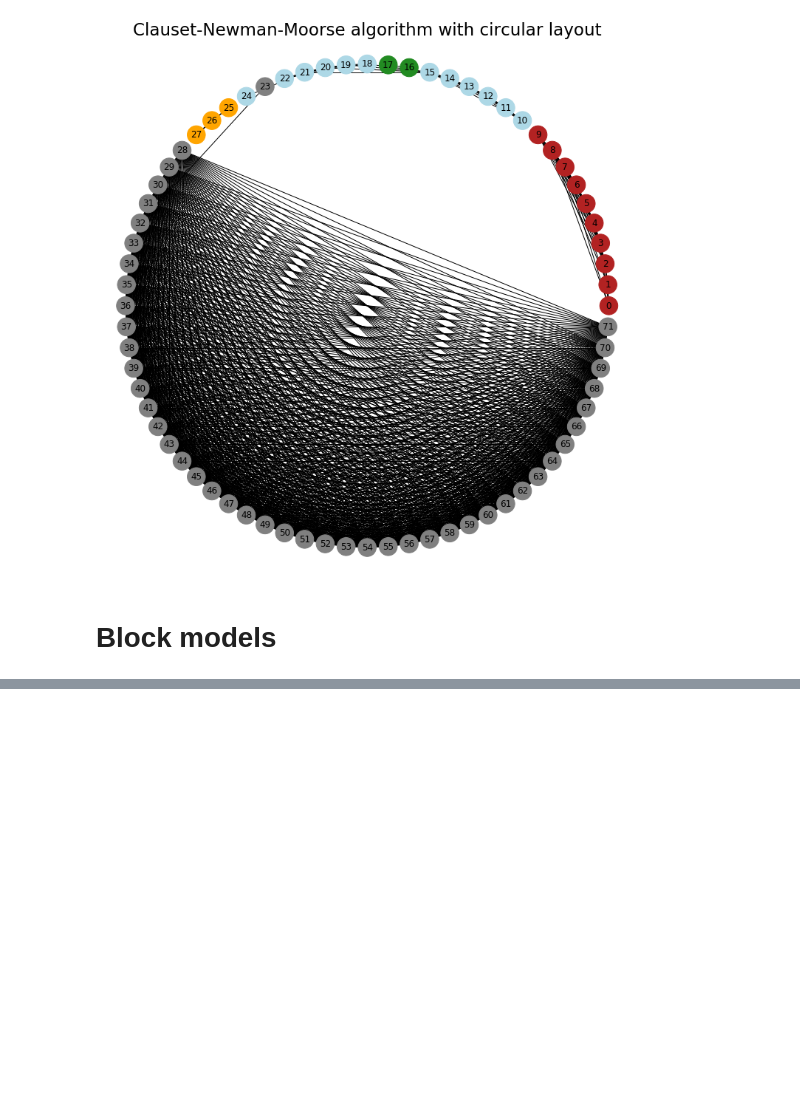
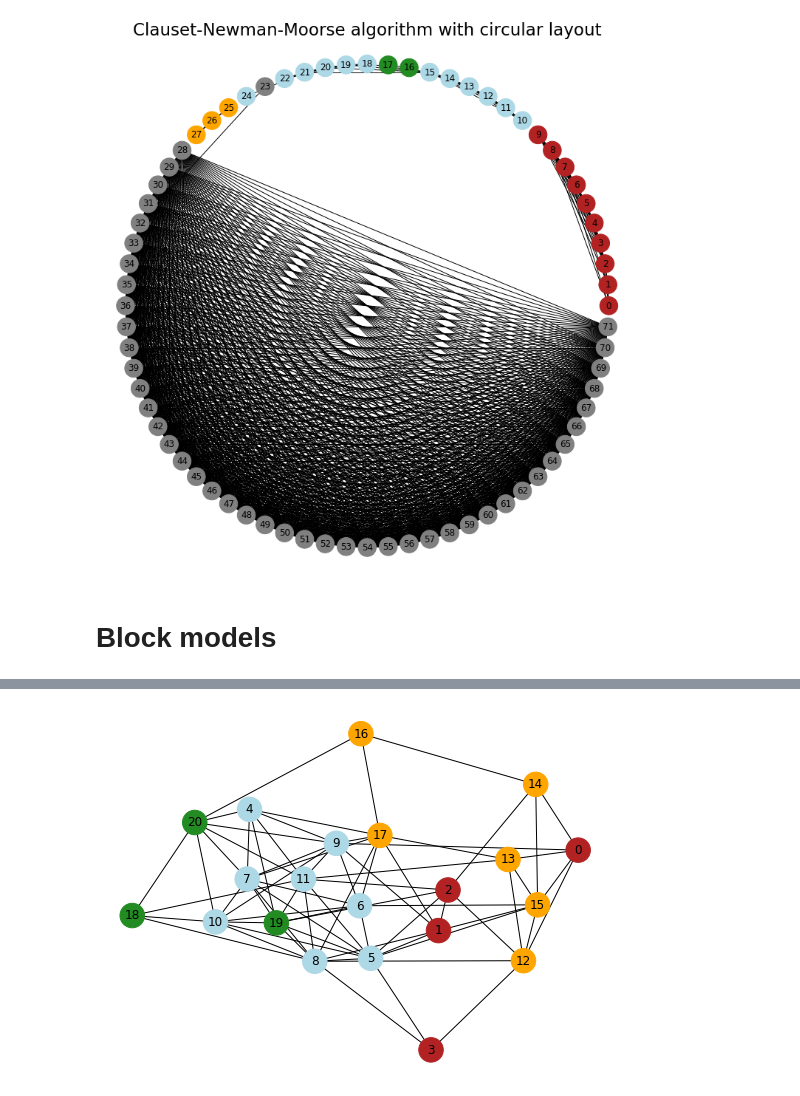
Before and after one commit to domonkoshaffner/network_visualisation, a Jupyter notebook: main_project_network.ipynb, the cells around one changed output, grey strips where cells are left out. Drawn from its saved outputs; the diff is of its cells as text; code cells hidden in the pictures; blank space fills up the shorter version.

```diff
--- a/main_project_network.ipynb
+++ b/main_project_network.ipynb
@@ -890,0 +895,27 @@ nx.draw(H, with_labels=True, node_size=600)
+# %%
+# Creating a bigger graph with 4 communities
+
+sizes = [4, 8, 6, 3]
+
+probs = [[0.3, 0.2, 0.2, 0.1],
+         [0.2, 0.8, 0.1, 0.55],
+         [0.2, 0.1, 0.7, 0.05],
+         [0.1, 0.55, 0.05, 0.4]]
+
+g = nx.stochastic_block_model(sizes, probs, seed=0)
+
+H = nx.quotient_graph(g, g.graph["partition"], relabel=True)
+
+colour_groups = ['firebrick', 'firebrick', 'firebrick', 'firebrick', 'lightblue', 'lightblue', 'lightblue', 'lightblue', 'lightblue', 'lightblue', 'lightblue', 'lightblue', 'orange', 'orange', 'orange', 'orange', 'orange', 'orange', 'forestgreen', 'forestgreen', 'forestgreen']
+# %%
+# Plotting the example network
+
+plt.figure(figsize = (7,5))
+nx.draw(g, with_labels=True, node_size=600, node_color = colour_groups)
+#plt.title('Low probability of inside connections, low probability of outside connections')
+
+#plt.savefig('block3.jpg', dpi = 300, bbox_inches = 'tight')
+
+plt.show()
+# %% [output]
+[figure, added]
```
Also changed, not shown: parts of 10 cells of this notebook.
